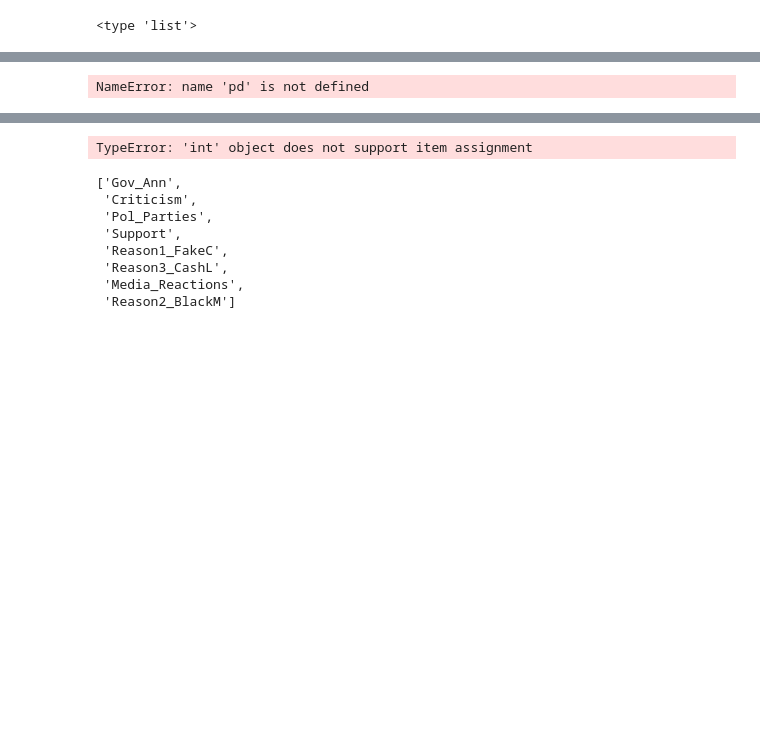
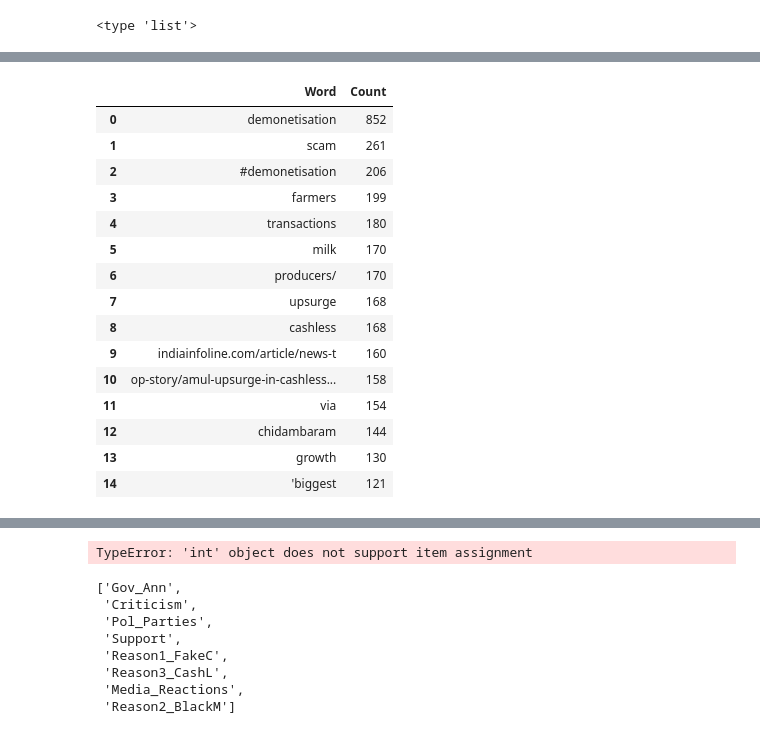
Before and after one commit to JiteshPshah/Twitter-Mining, a Jupyter notebook: Twitter_mining.ipynb, the cells around one changed output, grey strips where cells are left out. Drawn from its saved outputs; the diff is of its cells as text; code cells hidden in the pictures; blank space fills up the shorter version.

```diff
--- a/Twitter_mining.ipynb
+++ b/Twitter_mining.ipynb
@@ -94,11 +98,42 @@ import re
 for tweet in Tweets_WithDate['text']:
     clean_tweet = tweet.strip('.' '!' '?' ')' '(' '#' ',' ':' '-').lower()
     clean_tweet = re.sub(r'^https?:\/\/.*[\r\n]*', '', clean_tweet, flags=re.MULTILINE)
+    clean_tweet=re.sub(r'http[s]?://(?:[a-z]|[0-9]|[$-_@.&amp;+]|[!*\(\),]|(?:%[0-9a-f][0-9a-f]))+','',clean_tweet,
+                      flags=re.MULTILINE)
+    #clean_tweet=re.sub(r'<[^>]+>','',clean_tweet,flags=re.MULTILINE)
     for word in clean_tweet.split():
         for Class in Classes_Dict:
             if word in Classes_Dict[Class]:
                 count[Class] = count[Class] + 1
                 Tweets[Class].append(clean_tweet)
+# %%
+Tweets=clean_tweets(Tweets_WithDate['text'])
+# %%
+from stop_words import get_stop_words
+def classwordcount(Tweets):
+    stop_words = get_stop_words('en')
+    stop_words.extend(['-', '&', '…', '', '–', 'http://','goo.gl' ':', ',', ':'])
+    ClassWordCount = {
+        'Gov_Ann': {},
+        'Reason1_FakeC': {},
+        'Reason2_BlackM': {},
+        'Reason3_CashL': {},
+        'Pol_Parties': {},
+        'Media_Reactions': {},
+        'Support': {},
+        'Criticism': {}
+    }
+
+    for Class in Tweets:
+        for word in Tweets[Class]:
+            word = word.split()
+            for w in word:
+                if w not in stop_words:
+                    if w not in ClassWordCount[Class]:
+                        ClassWordCount[Class][w] = Tweets[Class].count(w)
+                    else:
+                        ClassWordCount[Class][w] = ClassWordCount[Class][w] + 1
+    return ClassWordCount
 # %%
 from stop_words import get_stop_words
 stop_words = get_stop_words('en')
@@ -129,3 +161,5 @@ NameError: name 'Tweets' is not defined
+# %%
+ClassWordCount=classwordcount(Tweets)
 # %%
 #WordCount Dictionaries
 Gov_Ann_WC = ClassWordCount['Gov_Ann']
@@ -149,5 +183,3 @@ Pol_Parties_WC_S = pd.DataFrame(data=sortDict(Pol_Parties_WC), columns=["Word",
 Media_Reactions_WC_S = pd.DataFrame(data=sortDict(Media_Reactions_WC), columns=['Word', 'Count'])
 Support_WC_S = pd.DataFrame(data=sortDict(Support_WC), columns=["Word", 'Count'])
 Criticism_WC_S = pd.DataFrame(data=sortDict(Criticism_WC), columns=["Word", 'Count'])
-# %% [output]
-NameError: name 'pd' is not defined
@@ -156,3 +186,22 @@ Media_Reactions_WC_S.head()
+# %%
+Criticism_WC_S.head(15)
+# %% [output]
+|  | Word | Count |
+| 0 | demonetisation | 852 |
+| 1 | scam | 261 |
+| 2 | #demonetisation | 206 |
+| 3 | farmers | 199 |
+| 4 | transactions | 180 |
+| 5 | milk | 170 |
+| 6 | producers/ | 170 |
+| 7 | upsurge | 168 |
+| 8 | cashless | 168 |
+| 9 | indiainfoline.com/article/news-t | 160 |
+| 10 | op-story/amul-upsurge-in-cashless... | 158 |
+| 11 | via | 154 |
+| 12 | chidambaram | 144 |
+| 13 | growth | 130 |
+| 14 | 'biggest | 121 |
 # %%
 import matplotlib.pyplot as plt
 %matplotlib inline
```
Also changed, not shown: parts of 8 cells of this notebook.
